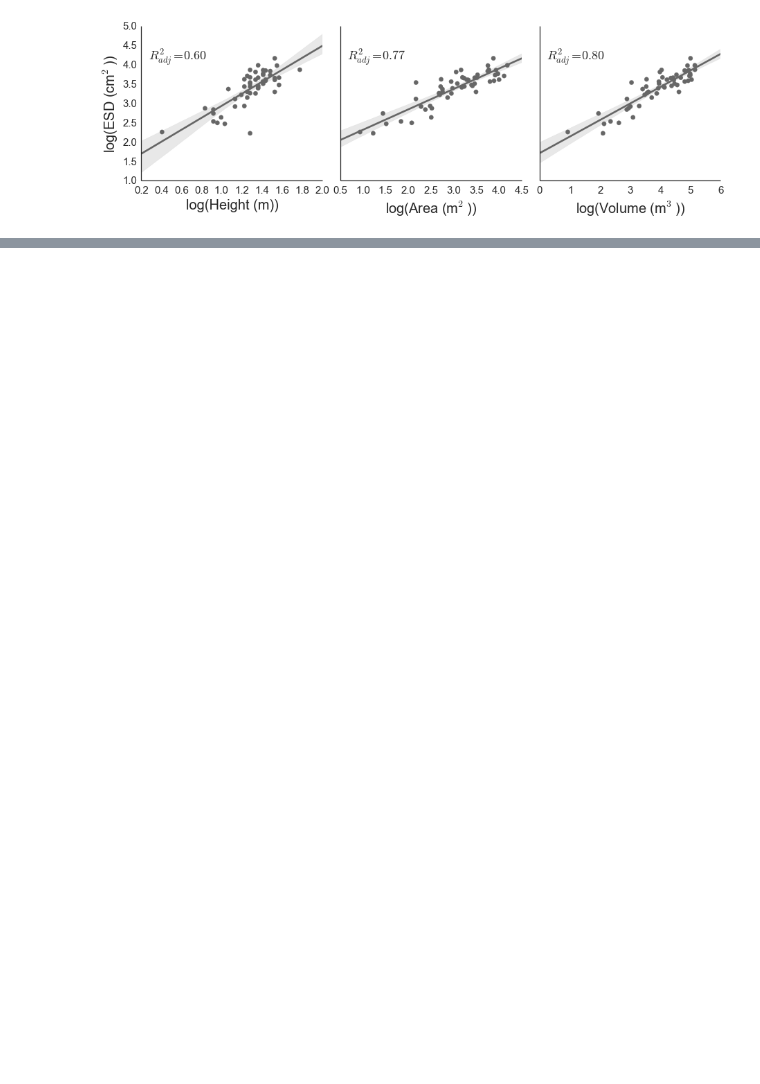
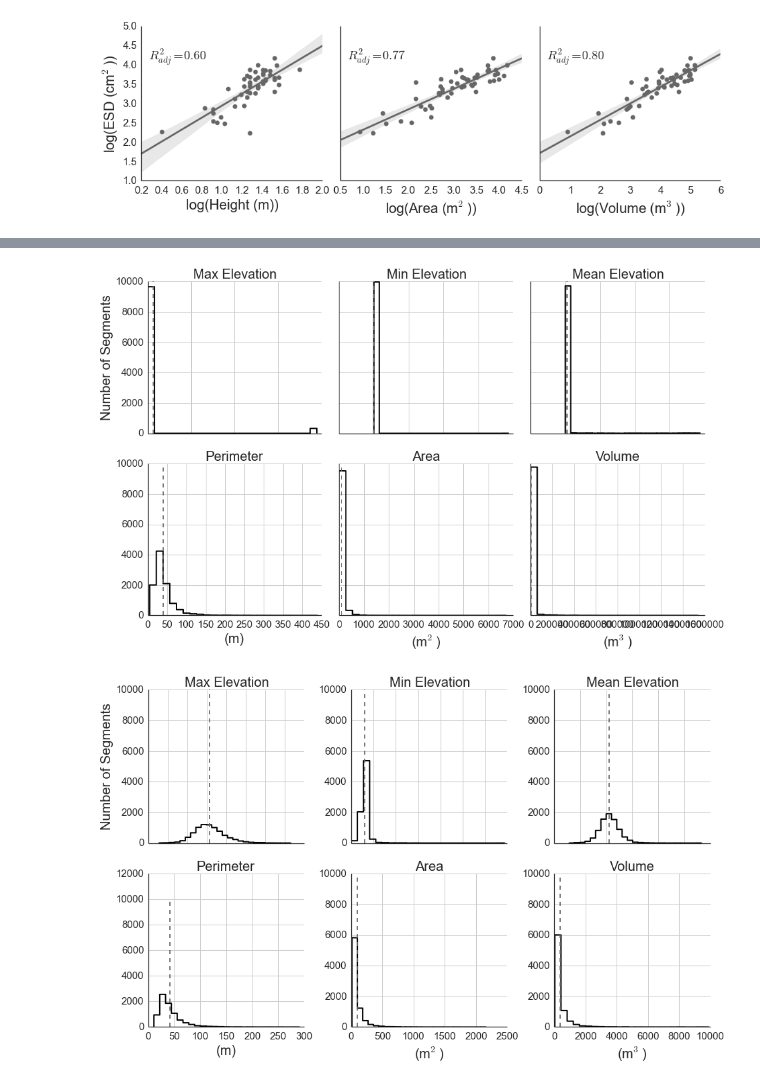
Before and after one commit to djkrofch/edulis, a Jupyter notebook: iPython_Notebooks/JSAV_Allometry.ipynb, the cells around one changed output, grey strips where cells are left out. Saved outputs shown, nothing was run; the diff lists cells and outputs as text; code cells hidden in the pictures; blank space fills up the shorter version.

```diff
--- a/iPython_Notebooks/JSAV_Allometry.ipynb
+++ b/iPython_Notebooks/JSAV_Allometry.ipynb
@@ -218,0 +273,62 @@ savefig('modelFits.tif')
+# %%
+toPlot = ['max_elev', 'min_elev', 'mean_elev', 'perimeter', 'area','volume']
+toName = ['Max Elevation','Min Elevation', 'Mean Elevation', 'Perimeter','Area','Volume']
+varUnits = ['(m)', '(m)', '(m)', '(m)','(m$^2$)', '(m$^3$)']
+
+
+# RAW DATA
+fig, ((ax1, ax2, ax3),(ax4, ax5, ax6)) = plt.subplots(2,3, sharey = True, figsize = (15,9))
+subplots_adjust(wspace = .1)
+axs = fig.axes
+idx = 0
+sns.despine()
+sns.set_style("white")
+
+for var in toPlot:
+    ax = axs[idx]
+    segmentStatsF[var].dropna().plot(ax = ax, kind = 'hist', bins = 25, histtype='step', color = 'k', linewidth = 2)
+    ax.set_title (toName[idx])
+    ax.set_xlabel(varUnits[idx])
+    ax.set_ylabel('')
+    ax.vlines(x = mean(segmentStatsF[var].dropna()), ymin = 1, ymax = 10000,
+              color = '#666666', linestyle = '--')
+    if idx == 0:
+        ax.set_ylabel('Number of Segments')
+    idx = idx + 1
+
+# REMOVE max heights > 10 meters
+# REMOVE mean heights < 0.20 meters
+segmentStatsF[segmentStatsF.max_elev > 10] = nan
+# REMOVE one meter mean elev?
+segmentStatsF[segmentStatsF.mean_elev < 0.2] = nan
+segmentStatsF[segmentStatsF.min_elev < 0] = nan
+
+segmentStatsF[segmentStatsF.volume > 10000] = nan
+segmentStatsF[segmentStatsF.volume < 1] = nan
+segmentStatsF[segmentStatsF.density > 1] = nan
+
+
+
+# FILTERED DATA
+# RAW DATA
+fig, ((ax1, ax2, ax3),(ax4, ax5, ax6)) = plt.subplots(2,3, figsize = (15,9))
+subplots_adjust(wspace = .3)
+axs = fig.axes
+idx = 0
+sns.despine()
+sns.set_style("white")
+
+for var in toPlot:
+    ax = axs[idx]
+    segmentStatsF[var].dropna().plot(ax = ax, kind = 'hist', bins = 25, histtype='step', color = 'k', linewidth = 2)
+    ax.set_title (toName[idx])
+    ax.set_xlabel(varUnits[idx])
+    ax.set_ylabel('')
+    ax.vlines(x = mean(segmentStatsF[var].dropna()), ymin = 1, ymax = 10000,
+              color = '#666666', linestyle = '--')
+    if idx == 0:
+        ax.set_ylabel('Number of Segments')
+    idx = idx + 1
+# %% [output]
+[figure, added]
+[figure, added]
```
Also changed, not shown: parts of 16 cells of this notebook, 18 other files.
